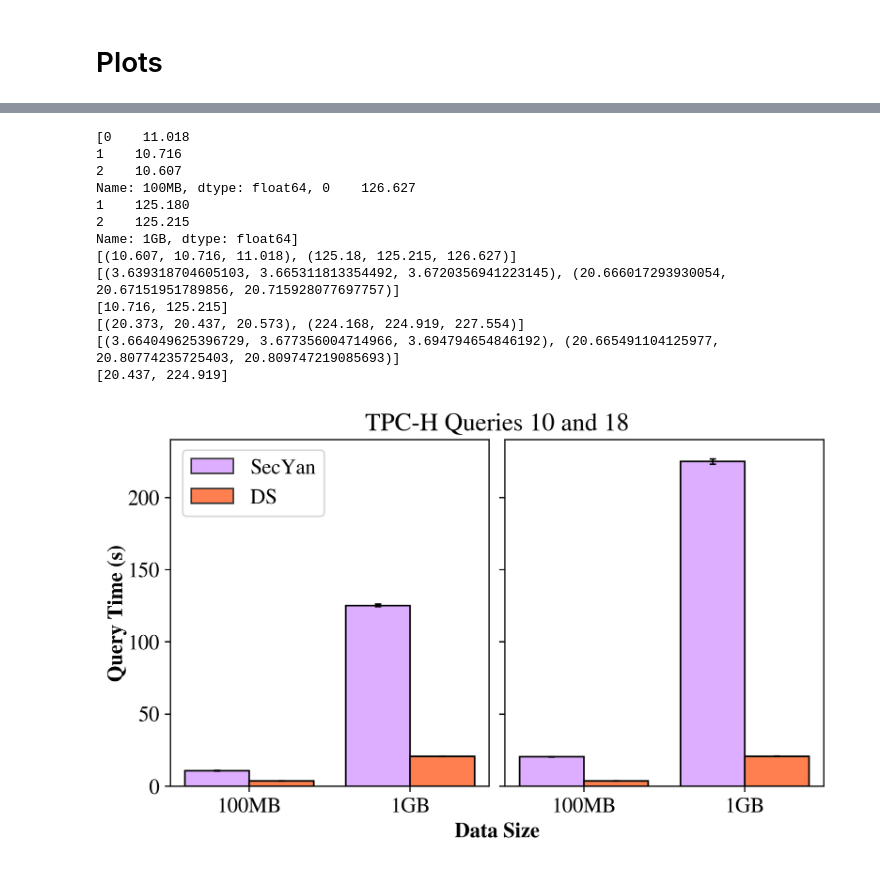
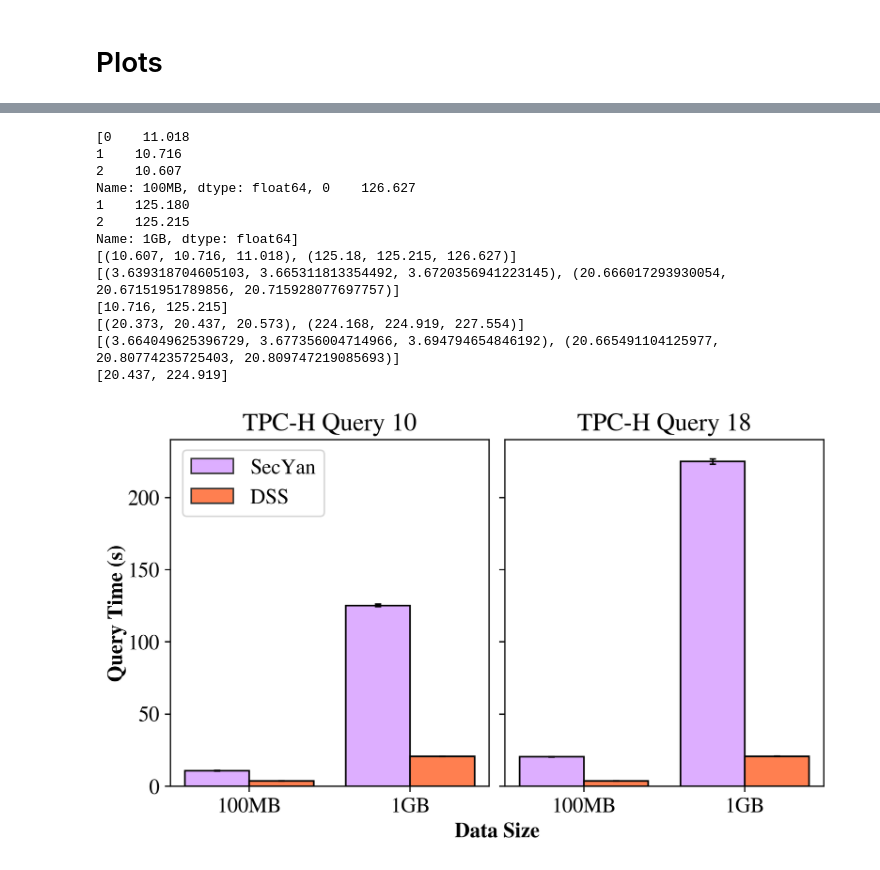
Before and after one commit to TheDataStation/datastation-escrow, a Jupyter notebook: data_comparisons/secyan/secyan_data_parsing.ipynb, the cells around one changed output, grey strips where cells are left out. Saved outputs shown, nothing was run; the diff lists cells and outputs as text; code cells hidden in the pictures.

Commit message:
Data Station -> DSS

```diff
--- a/data_comparisons/secyan/secyan_data_parsing.ipynb
+++ b/data_comparisons/secyan/secyan_data_parsing.ipynb
@@ -586,7 +586,7 @@ for a in [ax1, ax2]:
         )
 
 for a in [ax1, ax2]:
-    label = "Data Station" if a == ax1 else None
+    label = "DSS" if a == ax1 else None
     a.bar(x=X_axis+width/2,width=width,height=medians_right,label=label,
 #         # edgecolor=colors_right[i],
 #         # edgecolor=[.2,.2,.2],
@@ -738,7 +738,7 @@ ax.tick_params(labelcolor='w', top=False, bottom=False, left=False, right=False)
 # plt.figure(figsize=(7.5, 4), dpi=320)
 for a in [ax1, ax2]:
     labelsy = "SecYan" if a == ax1 else None
-    labelds = "DS" if a == ax1 else None
+    labelds = "DSS" if a == ax1 else None
     if a == ax1:
         medians_left = medians_left_10
         medians_right = medians_right_10
@@ -797,32 +797,33 @@ for a in [ax1, ax2]:
 ax.set_xlabel("Data Size", fontweight="bold")
 ax.set_ylabel("Query Time (s)", fontweight="bold")
 
 # plt.xlabel("Data Size", fontweight="bold")
 # plt.ylabel("Query Time (s)", fontweight="bold")
-ax.set_title("TPC-H Queries 10 and 18")
+ax1.set_title("TPC-H Query 10")
+ax2.set_title("TPC-H Query 18")
 f.legend(bbox_to_anchor=(0.32, 0.88))
 
 ax1.set_xticks([])
 ax1.set_xticks(X_axis, [col.name for col in data_right_10])
 ax2.set_xticks(X_axis, [col.name for col in data_right_18])
 
 plt.subplots_adjust(wspace=.05)
 
 plt.savefig("q1018.pdf", bbox_inches='tight')
 
 plt.show()
 # %% [output]
 [0    11.018
 1    10.716
 2    10.607
 Name: 100MB, dtype: float64, 0    126.627
 1    125.180
 2    125.215
 Name: 1GB, dtype: float64]
 [(10.607, 10.716, 11.018), (125.18, 125.215, 126.627)]
 [(3.639318704605103, 3.665311813354492, 3.6720356941223145), (20.666017293930054, 20.67151951789856, 20.715928077697757)]
 [10.716, 125.215]
 [(20.373, 20.437, 20.573), (224.168, 224.919, 227.554)]
 [(3.664049625396729, 3.677356004714966, 3.694794654846192), (20.665491104125977, 20.80774235725403, 20.809747219085693)]
 [20.437, 224.919]
-[figure, old version]
+[figure, new version]
```
Also changed, not shown: parts of 5 cells of this notebook, 6 other files.
